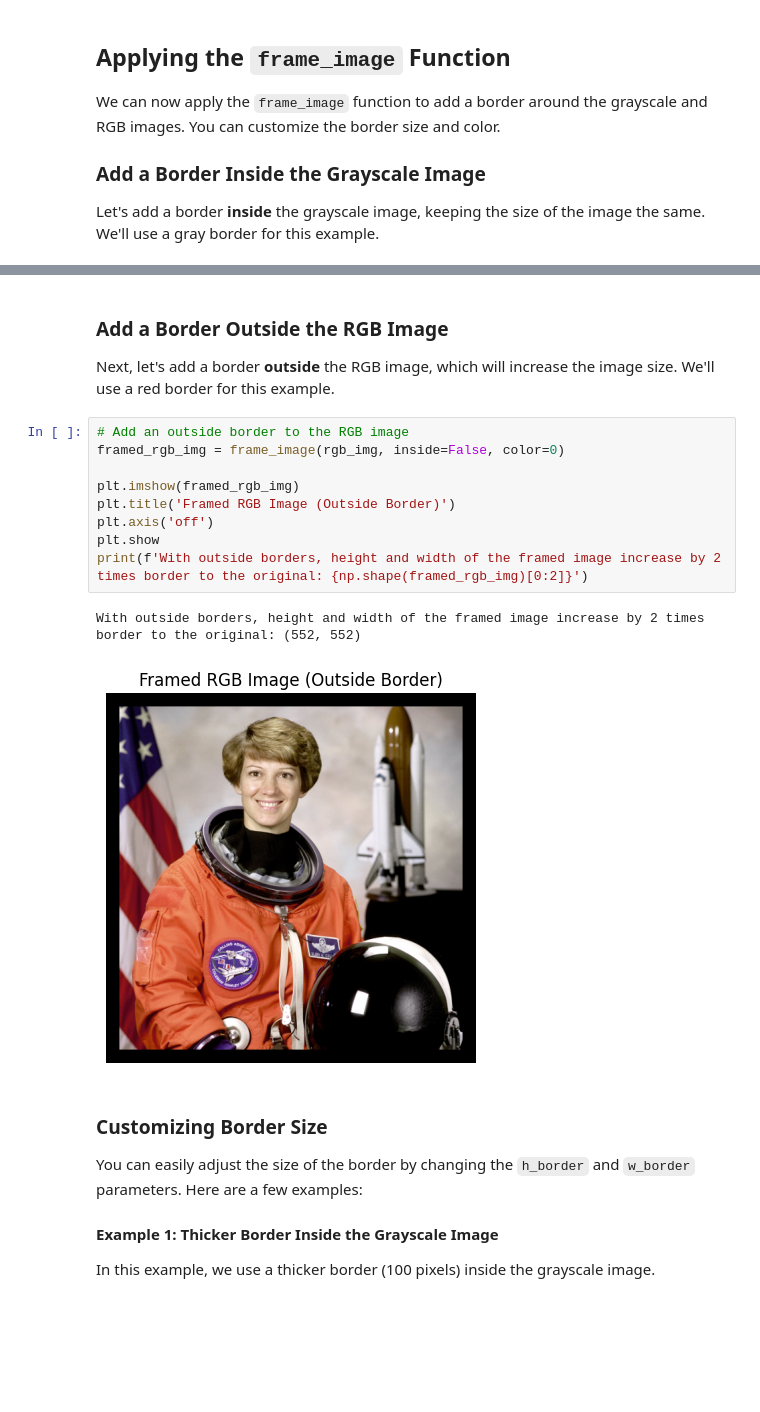
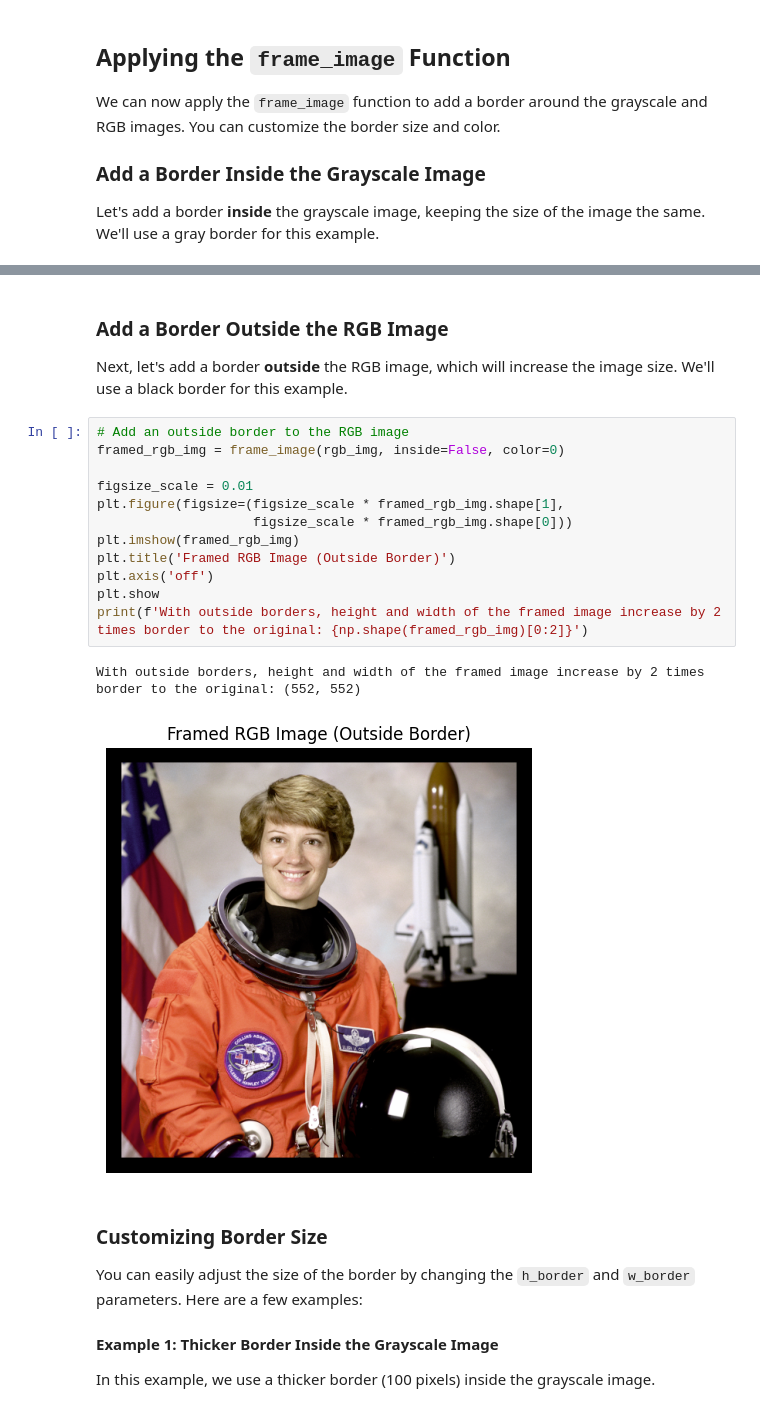
Before and after one commit to UBC-MDS/SharpEdge, a Jupyter notebook: docs/image_framing.ipynb, the cells around one changed output, grey strips where cells are left out. Drawn from its saved outputs; the diff is of its cells as text; blank space fills up the shorter version.

```diff
--- a/docs/image_framing.ipynb
+++ b/docs/image_framing.ipynb
@@ -104,19 +113,22 @@ print(f'With inside borders, height and width of the image remain the same to th
 With inside borders, height and width of the image remain the same to the original: (512, 512)
 # %% [markdown]
 ### Add a Border Outside the RGB Image
-Next, let's add a border **outside** the RGB image, which will increase the image size. We'll use a red border for this example.
+Next, let's add a border **outside** the RGB image, which will increase the image size. We'll use a black border for this example.
 # %%
 # Add an outside border to the RGB image
 framed_rgb_img = frame_image(rgb_img, inside=False, color=0)
 
+figsize_scale = 0.01
+plt.figure(figsize=(figsize_scale * framed_rgb_img.shape[1],
+                    figsize_scale * framed_rgb_img.shape[0]))
 plt.imshow(framed_rgb_img)
 plt.title('Framed RGB Image (Outside Border)')
 plt.axis('off')
 plt.show
 print(f'With outside borders, height and width of the framed image increase by 2 times border to the original: {np.shape(framed_rgb_img)[0:2]}')
 # %% [output]
 With outside borders, height and width of the framed image increase by 2 times border to the original: (552, 552)
-[figure, old version]
+[figure, new version]
 # %% [markdown]
 ### Customizing Border Size
 You can easily adjust the size of the border by changing the `h_border` and `w_border` parameters. Here are a few examples:
```
Also changed, not shown: parts of 7 cells of this notebook.
